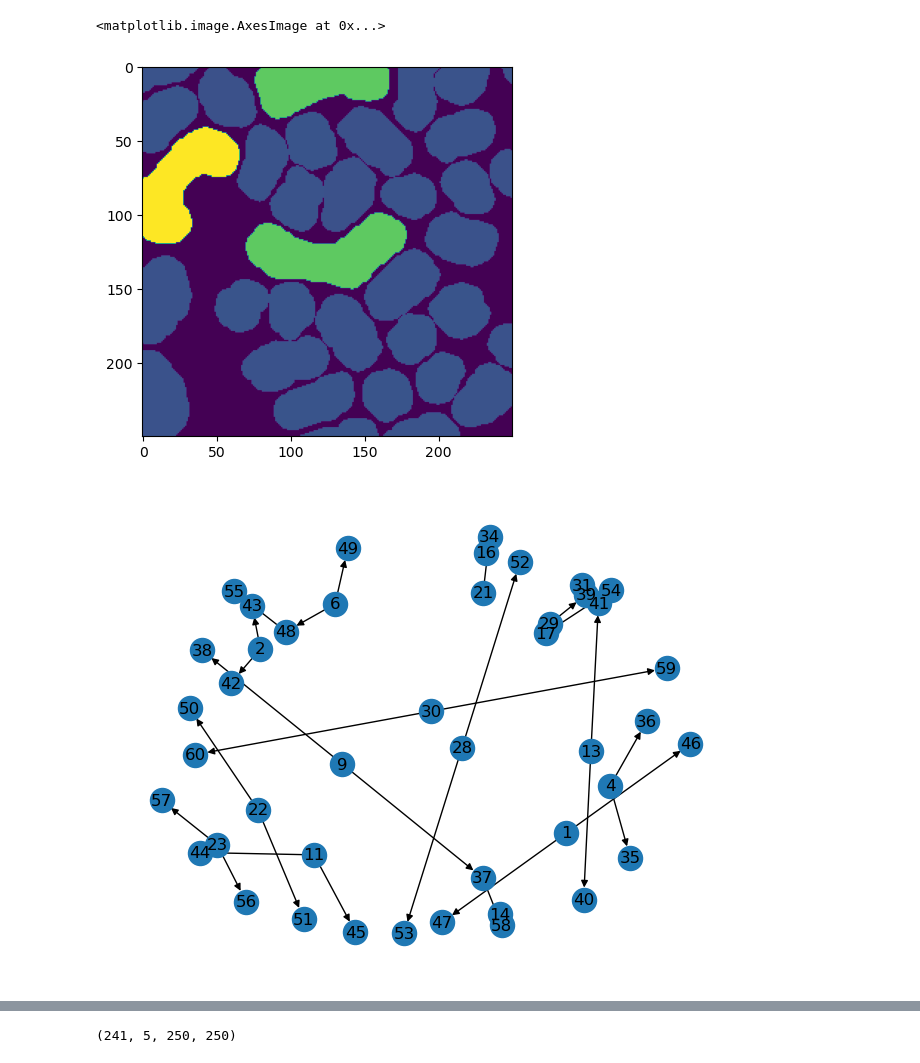
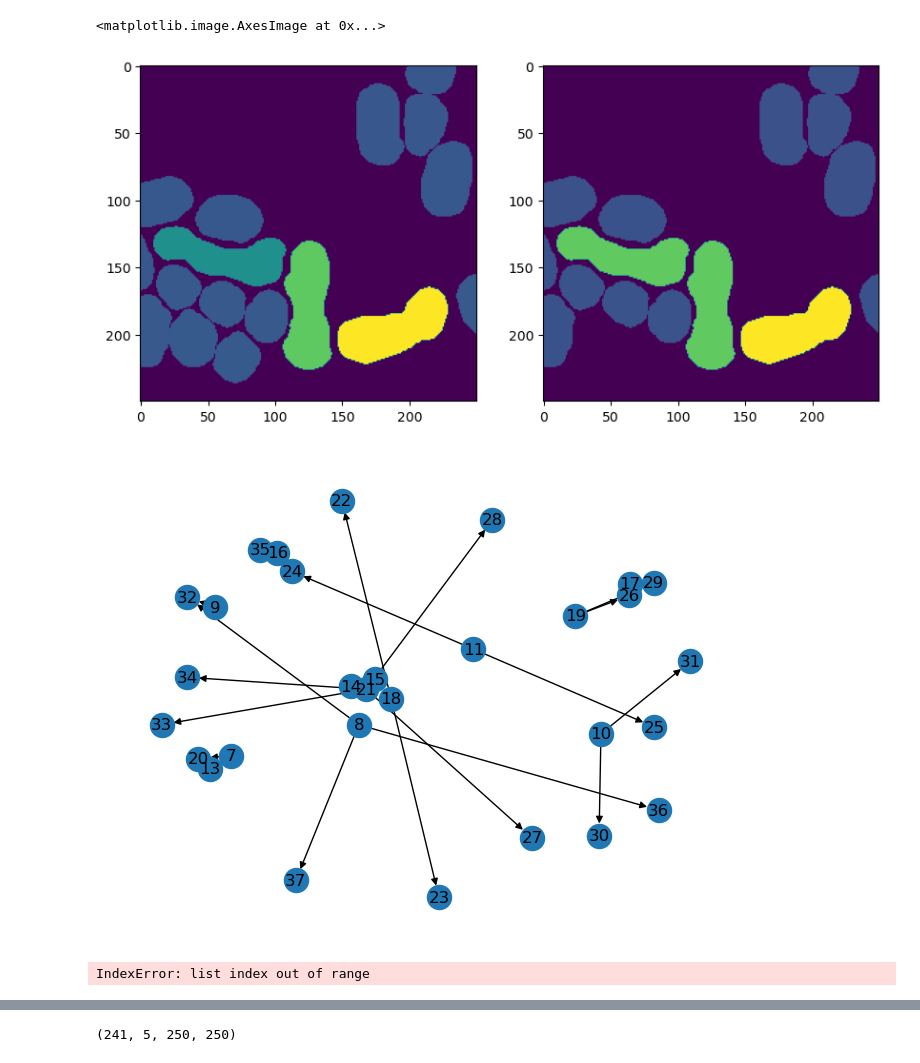
Before and after one commit to wanlanli/pipeline_data_process_mating_dynamic, a Jupyter notebook: tracking_improve.ipynb, the cells around one changed output, grey strips where cells are left out. Drawn from its saved outputs; the diff is of its cells as text; code cells hidden in the pictures.

```diff
--- a/tracking_improve.ipynb
+++ b/tracking_improve.ipynb
@@ -23,5 +13,5 @@ The autoreload extension is already loaded. To reload it, use:
 # %%
-root = "/media/wlli/T7/data/mating_all/"
-file_list = file_traverse(root, file_regular=r".*/selected/.*.tif")
+root = "/Volumes/T7/data/mating_all/20220903_YAV2104xYAV2105_003/"
+file_list = file_traverse(root, file_regular=r".*/crop/.*.tif")
 print("totle images: ", len(file_list))
 # %% [output]
@@ -29,5 +19,5 @@ totle images:  190
 # %%
-file_name = file_list[152]
+file_name = file_list[12]
 image = imread(file_name)
 file_name
 # %% [output]
@@ -35,6 +34,6 @@ file_name
 # %%
 %%time
-trace = Tracker(image[:, -2,])
+trace = Tracker(image[:, -2,], max_miss=20, min_hist=20)
 _ = trace()
 traced_image = trace.to_image()
 # %% [output]
@@ -63,9 +57,12 @@ plt.imshow(traced_image[1])
 # %%
-plt.imshow(traced_image[-1])
+fig, axs = plt.subplots(1, 2, figsize=(10,5))
+id = 200
+axs[0].imshow(image[id,-2])
+axs[1].imshow(traced_image[id])
 # %% [output]
 <matplotlib.image.AxesImage at 0x...>
-[figure, old version]
+[figure, new version]
 # %%
 nx.draw(trace.network, with_labels=True)
 # %% [output]
-[figure, old version]
+[figure, new version]
@@ -72,3 +71,9 @@ nx.draw(trace.network, with_labels=True)
+# %%
+for i in range(0, len(a)):
+    if a[i] % 2 == 0:
+        a.pop(i)
+# %% [output]
+IndexError: list index out of range
 # %%
 tracked = np.zeros((image.shape[0], image.shape[1], image.shape[2], image.shape[3]),
                    dtype=image.dtype)
```
Also changed, not shown: parts of 9 cells of this notebook, 2 other files.
